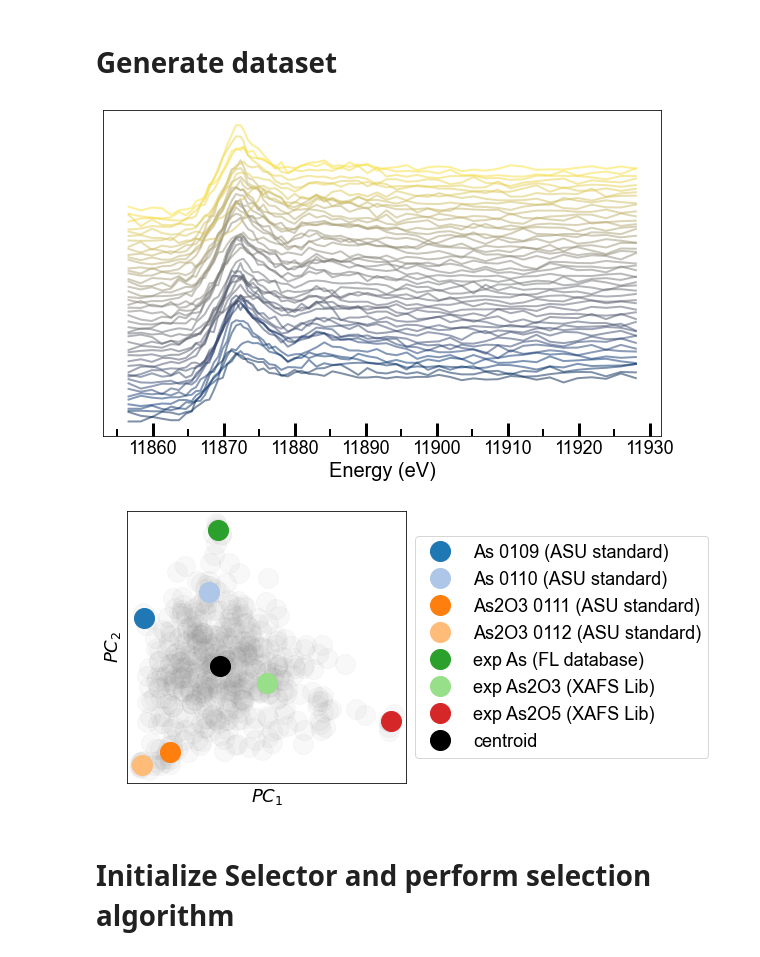
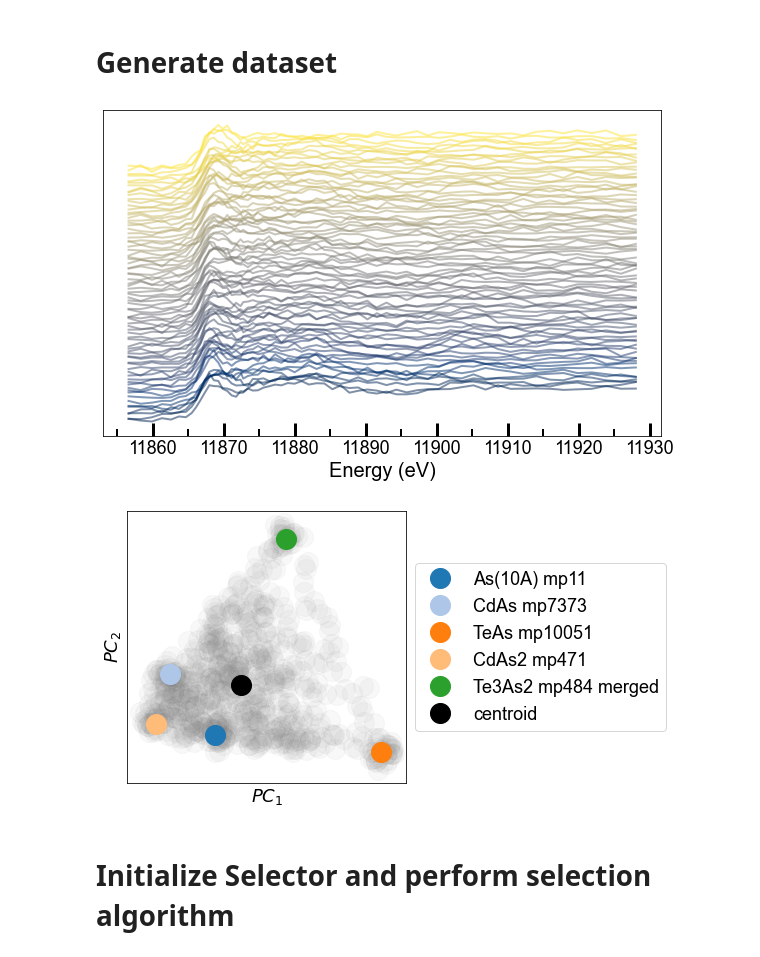
Before and after one commit to stetef/Energy-Point-Selection, a Jupyter notebook: Visualization.ipynb, the cells around one changed output. Saved outputs shown, nothing was run; the diff lists cells and outputs as text; code cells hidden in the pictures.

```diff
--- a/Visualization.ipynb
+++ b/Visualization.ipynb
@@ -19,6 +20,7 @@ from utils import *
 # Load Reference Data
 Read in example XANES spectra in `Data` folder.
 # %%
-df = parse_file('Data/As_exp_standards_normalized.dat')
+# df = parse_file('Data/As_exp_standards_normalized.dat')
+df = parse_file('Data/As_edge_sim_standards_phases_normalized.dat')
 df.head()
 # %% [output]
@@ -114,9 +81,0 @@ plt.show()
-# %%
-fig, ax = plt.subplots(figsize=(5, 5))
-transformed = pca.transform(Refs)
-for i, coords in enumerate(transformed):
-    ax.plot(coords[0], coords[1], 'o', markersize=20, c=plt.cm.tab20(i), label=data_columns[i])
-ax.legend(fontsize=18, loc='center left', bbox_to_anchor=(1., .5))
-ax.set_yticks([])
-ax.set_xticks([])
-plt.show()
@@ -130,6 +84,10 @@ from utils import *
 # %%
-N = 500
-data, coeffs = generate_linear_combos(Aligned_Refs, N=N, scale=0.05)
+N = 800
+scale = 0.05
+dropout = 0.5
+
+data, coeffs = generate_linear_combos(Refs, N=N, scale=scale, dropout=dropout)
+test_data, test_coeffs = generate_linear_combos(Refs, scale=scale, N=50, dropout=dropout)
 
 fig, ax = plt.subplots(figsize=(10, 6))
 for i, spectrum in enumerate(data):
@@ -138,31 +96,49 @@ for i, spectrum in enumerate(data):
 format_axis(ax)
 plt.show()
 # %% [output]
-[figure, old version]
+[figure, new version]
 # %%
 fig, ax = plt.subplots(figsize=(5, 5))
 
-pca = PCA(n_components=2)
-pca = pca.fit(data)
+plot_pca = True
+if plot_pca:
+    pca = PCA(n_components=2)
+    pca = pca.fit(data)
+else:
+    tsne = TSNE(n_components=2)
+    total_data = np.array([x for y in [data, Refs] for x in y])
+    transformed_data = tsne.fit_transform(total_data)
 
-transformed = pca.transform(data)
+if plot_pca:
+    transformed = pca.transform(data)
+else:
+    transformed = transformed_data[:-len(Refs)]
+
 for i, coords in enumerate(transformed):
     ax.plot(coords[0], coords[1], 'o', markersize=20, c='gray', alpha=0.05)
 
-transformed_Refs = pca.transform(Refs)
+if plot_pca:
+    transformed_Refs = pca.transform(Refs)
+else:
+    transformed_Refs = transformed = transformed_data[-len(Refs):]
+
 for i, coords in enumerate(transformed_Refs):
     ax.plot(coords[0], coords[1], 'o', markersize=20, c=plt.cm.tab20(i), label=data_columns[i])
 ax.plot(np.average(transformed_Refs[:,0]), np.average(transformed_Refs[:,1]), 'o', markersize=20,
         c='k', label='centroid')
 
 ax.legend(fontsize=18, loc='center left', bbox_to_anchor=(1., .5))
 ax.set_yticks([])
 ax.set_xticks([])
-ax.set_xlabel('$PC_1$', fontsize=18)
-ax.set_ylabel('$PC_2$', fontsize=18)
+if plot_pca:
+    ax.set_xlabel('$PC_1$', fontsize=18)
+    ax.set_ylabel('$PC_2$', fontsize=18)
+else:
+    ax.set_xlabel('$X_1$', fontsize=18)
+    ax.set_ylabel('$X_2$', fontsize=18)
 plt.show()
 # %% [output]
-[figure, old version]
+[figure, new version]
 # %% [markdown]
 # Initialize Selector and perform selection algorithm
 # %% [markdown]
```
Also changed, not shown: parts of 20 cells of this notebook, 15 other files.
